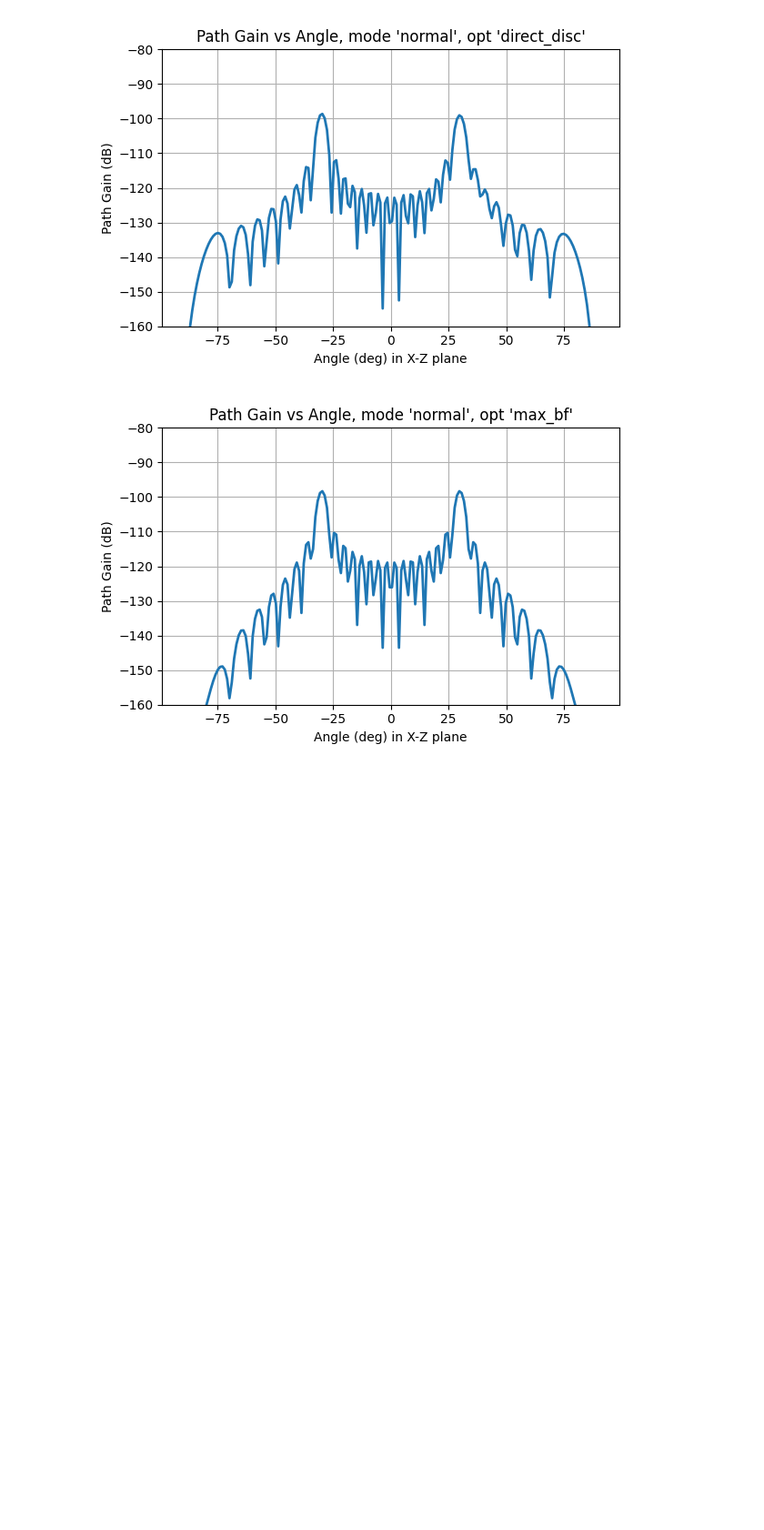
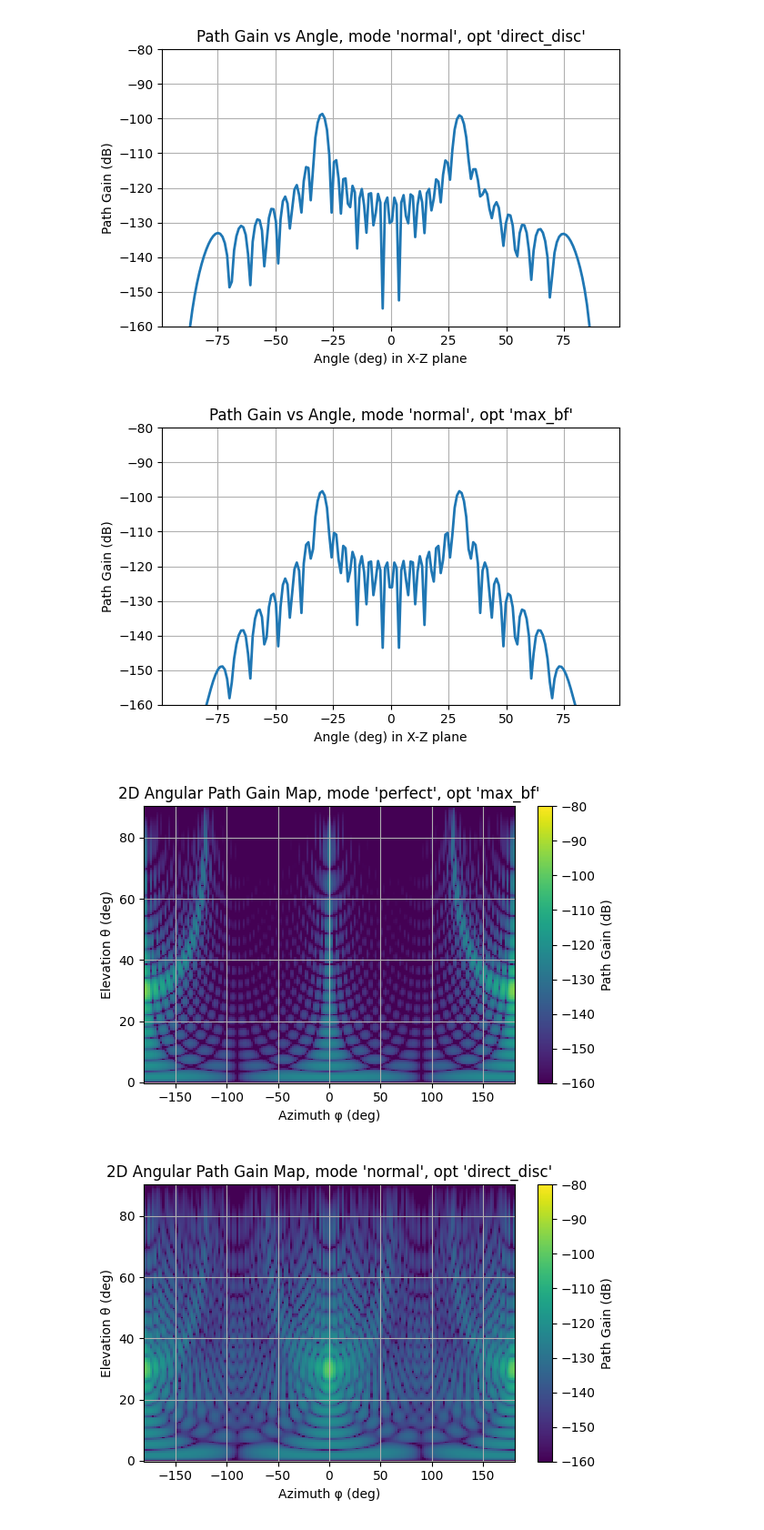
Before and after one commit to debombivandebombo/surpRISe, a Jupyter notebook: test_channel.ipynb, the cells around one changed output. Shown at 91% size. Saved outputs shown, nothing was run; the diff lists cells and outputs as text; code cells hidden in the pictures; blank space fills up the shorter version.

Commit message:
New plots added to channel class
New plots added to channel class. 2D pots in XY maps and polar for both beamforming and path gain

```diff
--- a/test_channel.ipynb
+++ b/test_channel.ipynb
@@ -149,3 +147,12 @@ channel_maxbf.plot_path_gain_angle(r=11,Nr=180,axis='x',vmin=vmin,vmax=vmax)
 [figure]
 [figure]
 [figure]
+# %%
+channel_perf.plot_path_gain_angle_2d_map(r=11,Nr=180,vmin=vmin,vmax=vmax)
+
+channel.plot_path_gain_angle_2d_map(r=11,Nr=180,vmin=vmin,vmax=vmax)
+
+channel_maxbf.plot_path_gain_angle_2d_map(r=11,Nr=180,vmin=vmin,vmax=vmax)
+# %% [output]
+[figure, added]
+[figure, added]
```
Also changed, not shown: parts of 10 cells of this notebook, 3 other files.
